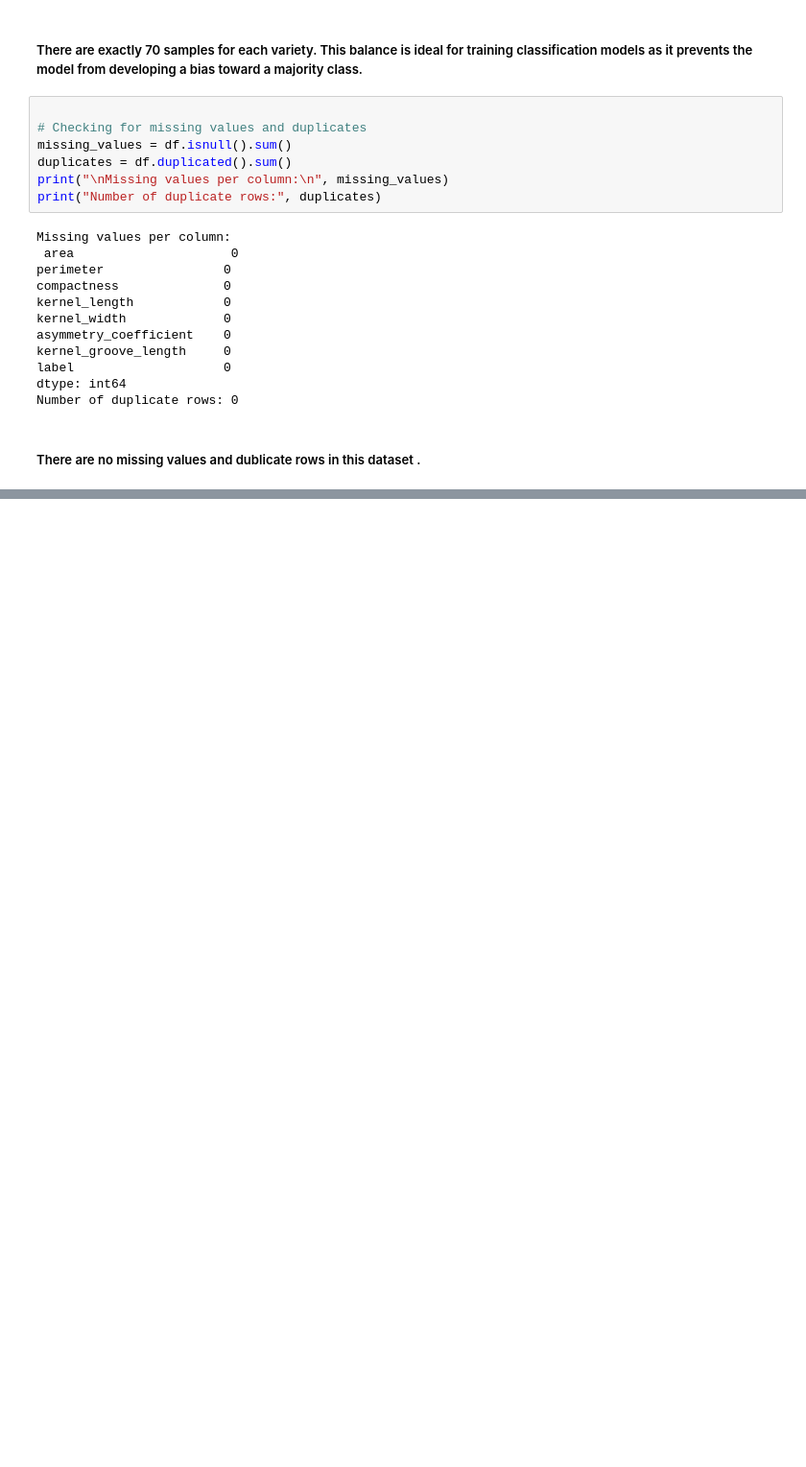
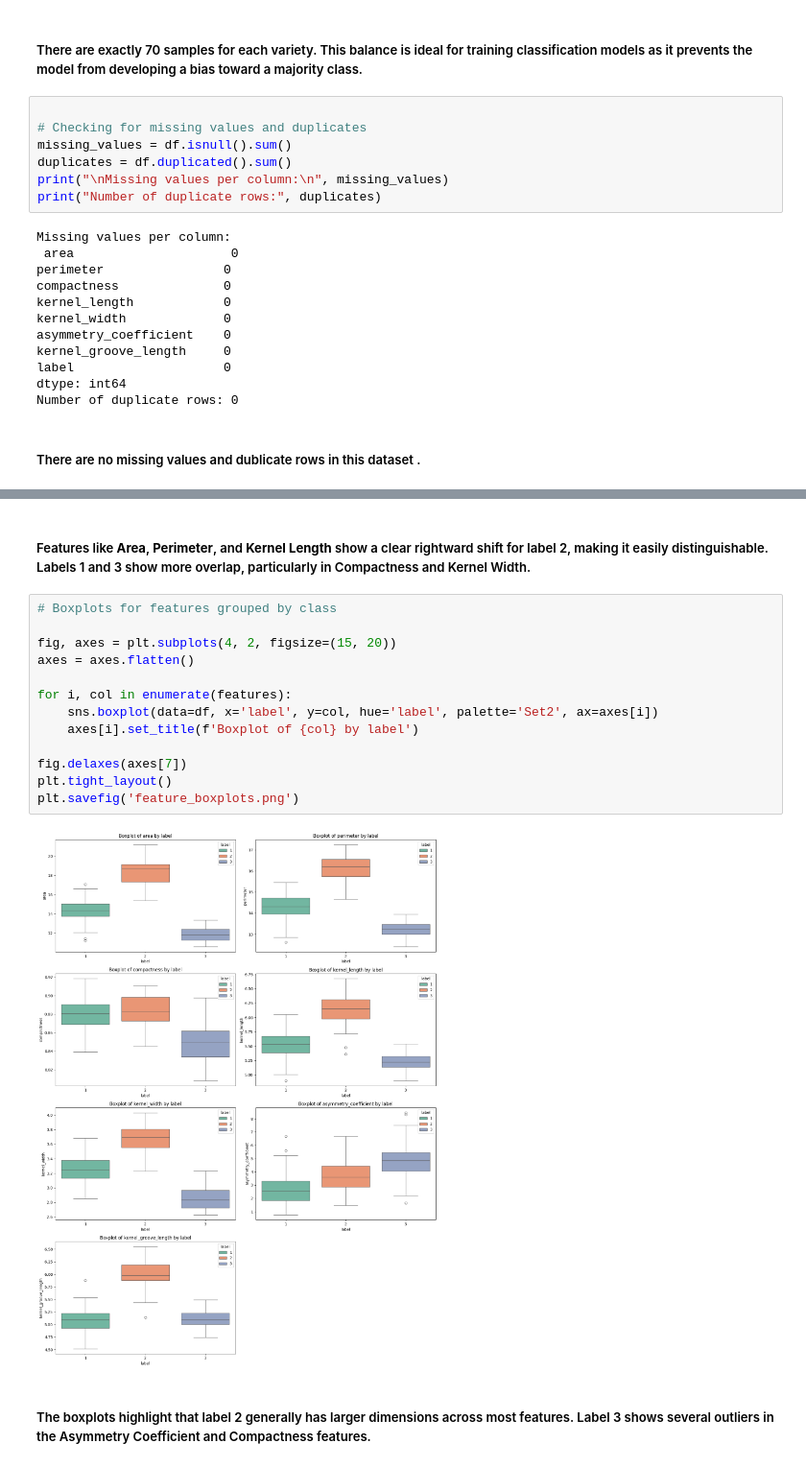
Before and after one commit to JohnApollos/ml2-seeds-analysis, a Jupyter notebook: notebook/01_eda.ipynb, the cells around one changed output, grey strips where cells are left out. Shown at 96% size. Drawn from its saved outputs; the diff is of its cells as text; blank space fills up the shorter version.

```diff
--- a/notebook/01_eda.ipynb
+++ b/notebook/01_eda.ipynb
@@ -110,0 +149,19 @@ Number of duplicate rows: 0
+# %% [markdown]
+##### Features like **Area**, **Perimeter**, and **Kernel Length** show a clear rightward shift for label 2, making it easily distinguishable. Labels 1 and 3 show more overlap, particularly in Compactness and Kernel Width.
+# %%
+# Boxplots for features grouped by class
+
+fig, axes = plt.subplots(4, 2, figsize=(15, 20))
+axes = axes.flatten()
+
+for i, col in enumerate(features):
+    sns.boxplot(data=df, x='label', y=col, hue='label', palette='Set2', ax=axes[i])
+    axes[i].set_title(f'Boxplot of {col} by label')
+
+fig.delaxes(axes[7])
+plt.tight_layout()
+plt.savefig('feature_boxplots.png')
+# %% [output]
+[figure, added]
+# %% [markdown]
+##### The boxplots highlight that label 2 generally has larger dimensions across most features. Label 3 shows several outliers in the Asymmetry Coefficient and Compactness features.
```
Also changed, not shown: parts of 13 cells of this notebook.
